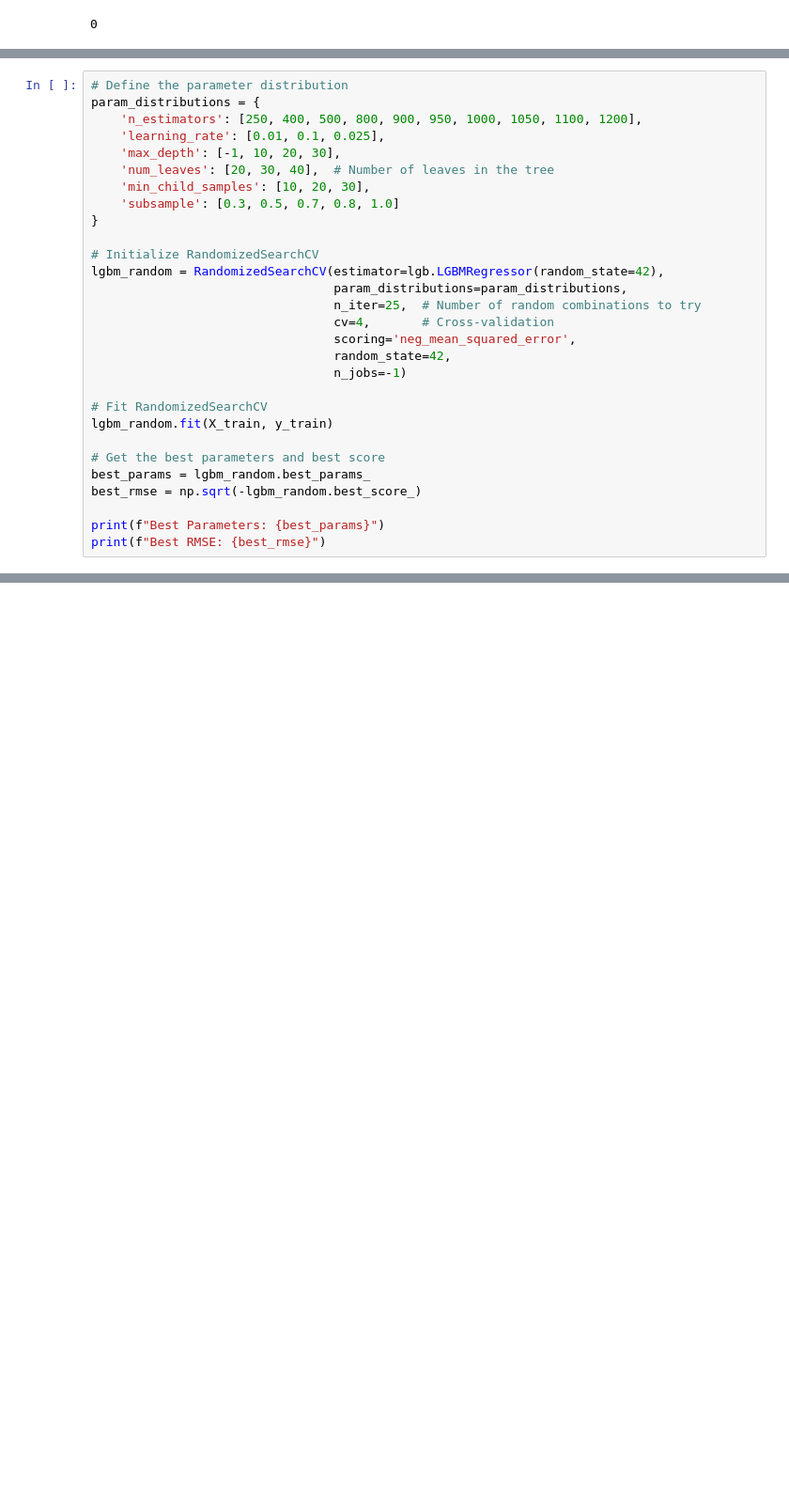
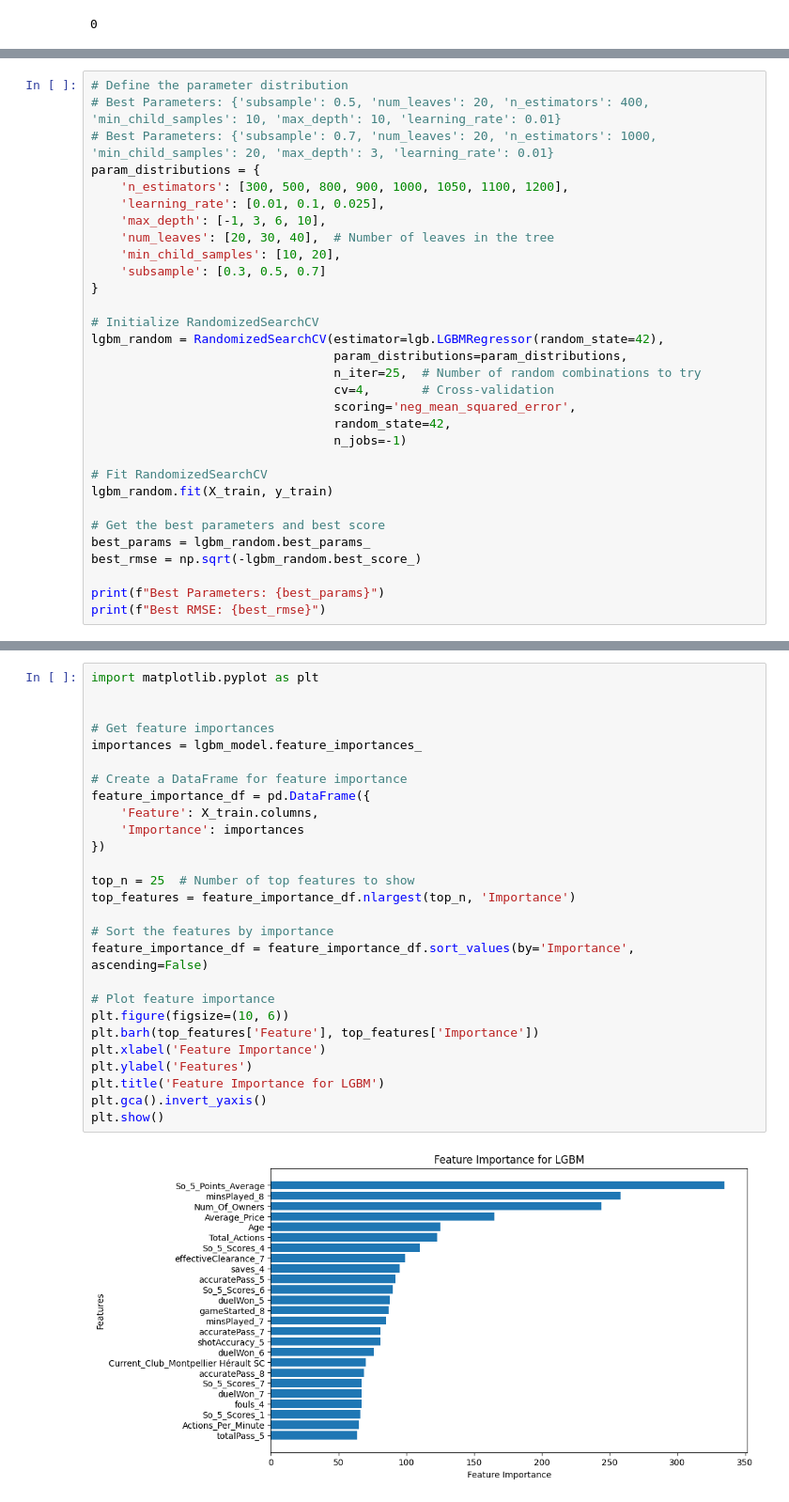
Before and after one commit to dfquinn23/Project_2, a Jupyter notebook: sorare/pg_light-gbm-notebook.ipynb, the cells around one changed output, grey strips where cells are left out. Shown at 94% size. Saved outputs shown, nothing was run; the diff lists cells and outputs as text; blank space fills up the shorter version.

```diff
--- a/sorare/pg_light-gbm-notebook.ipynb
+++ b/sorare/pg_light-gbm-notebook.ipynb
@@ -89,12 +97,14 @@ RMSE: 16.009569975291974
 # %%
 # Define the parameter distribution
+# Best Parameters: {'subsample': 0.5, 'num_leaves': 20, 'n_estimators': 400, 'min_child_samples': 10, 'max_depth': 10, 'learning_rate': 0.01}
+# Best Parameters: {'subsample': 0.7, 'num_leaves': 20, 'n_estimators': 1000, 'min_child_samples': 20, 'max_depth': 3, 'learning_rate': 0.01}
 param_distributions = {
-    'n_estimators': [250, 400, 500, 800, 900, 950, 1000, 1050, 1100, 1200],
+    'n_estimators': [300, 500, 800, 900, 1000, 1050, 1100, 1200],
     'learning_rate': [0.01, 0.1, 0.025],
-    'max_depth': [-1, 10, 20, 30],
+    'max_depth': [-1, 3, 6, 10],
     'num_leaves': [20, 30, 40],  # Number of leaves in the tree
-    'min_child_samples': [10, 20, 30],
-    'subsample': [0.3, 0.5, 0.7, 0.8, 1.0]
+    'min_child_samples': [10, 20],
+    'subsample': [0.3, 0.5, 0.7]
 }
 
 # Initialize RandomizedSearchCV
@@ -126,0 +191,29 @@ Best RMSE: 16.585778055588275
+# %%
+import matplotlib.pyplot as plt
+
+
+# Get feature importances
+importances = lgbm_model.feature_importances_
+
+# Create a DataFrame for feature importance
+feature_importance_df = pd.DataFrame({
+    'Feature': X_train.columns,
+    'Importance': importances
+})
+
+top_n = 25  # Number of top features to show
+top_features = feature_importance_df.nlargest(top_n, 'Importance')
+
+# Sort the features by importance
+feature_importance_df = feature_importance_df.sort_values(by='Importance', ascending=False)
+
+# Plot feature importance
+plt.figure(figsize=(10, 6))
+plt.barh(top_features['Feature'], top_features['Importance'])
+plt.xlabel('Feature Importance')
+plt.ylabel('Features')
+plt.title('Feature Importance for LGBM')
+plt.gca().invert_yaxis()
+plt.show()
+# %% [output]
+[figure, added]
```
Also changed, not shown: parts of 6 cells of this notebook, 34 other files.
